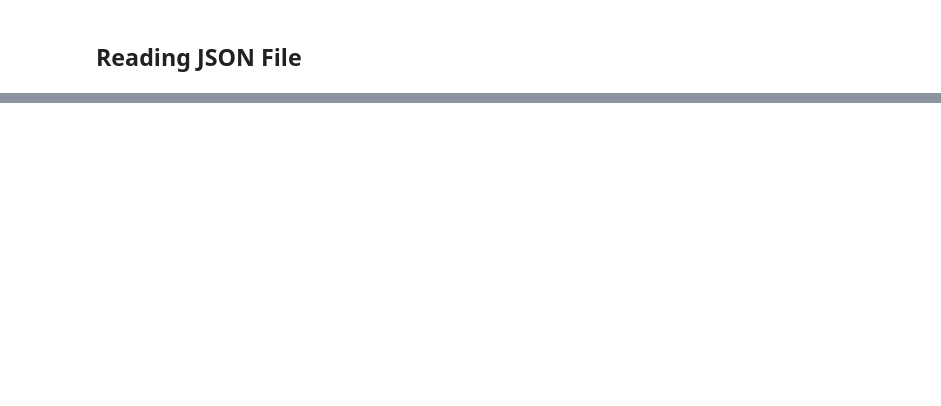
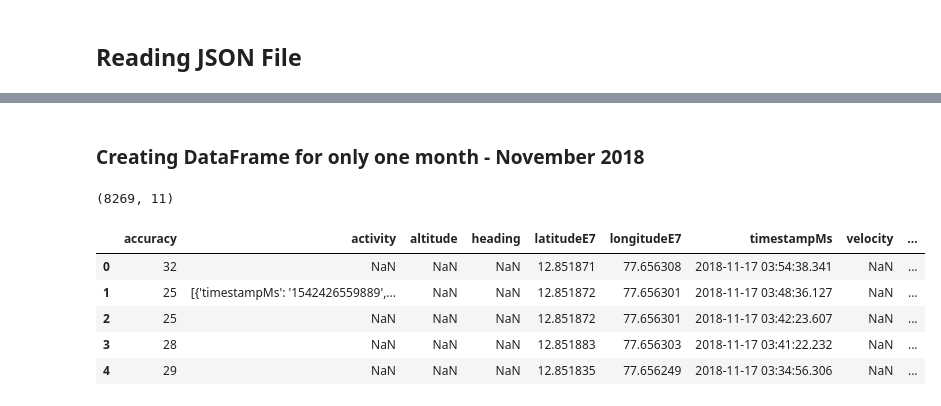
Before and after one commit to java-byte/Project-Machine-Learning, a Jupyter notebook: clustering.ipynb, the cells around one changed output, grey strips where cells are left out. Cells and saved outputs as stored; diff of their text form; code cells hidden in the pictures; blank space fills up the shorter version.

```diff
--- a/clustering.ipynb
+++ b/clustering.ipynb
@@ -72,0 +85,16 @@ plt.show()
+# %% [markdown]
+### Creating DataFrame for only one month - November 2018
+# %%
+df_nov_18 = df.loc[(df['timestampMs']<'2018-11-18') & (df['timestampMs']>'2018-10-30')]
+df_nov_18.shape
+# %% [output]
+(8269, 11)
+# %%
+df_nov_18.head()
+# %% [output]
+|  | accuracy | activity | altitude | heading | latitudeE7 | longitudeE7 | timestampMs | velocity | ... |
+| 0 | 32 | NaN | NaN | NaN | 12.851871 | 77.656308 | 2018-11-17 03:54:38.341 | NaN | ... |
+| 1 | 25 | [{'timestampMs': '1542426559889',... | NaN | NaN | 12.851872 | 77.656301 | 2018-11-17 03:48:36.127 | NaN | ... |
+| 2 | 25 | NaN | NaN | NaN | 12.851872 | 77.656301 | 2018-11-17 03:42:23.607 | NaN | ... |
+| 3 | 28 | NaN | NaN | NaN | 12.851883 | 77.656303 | 2018-11-17 03:41:22.232 | NaN | ... |
+| 4 | 29 | NaN | NaN | NaN | 12.851835 | 77.656249 | 2018-11-17 03:34:56.306 | NaN | ... |
```
Also changed, not shown: parts of 35 cells of this notebook.
